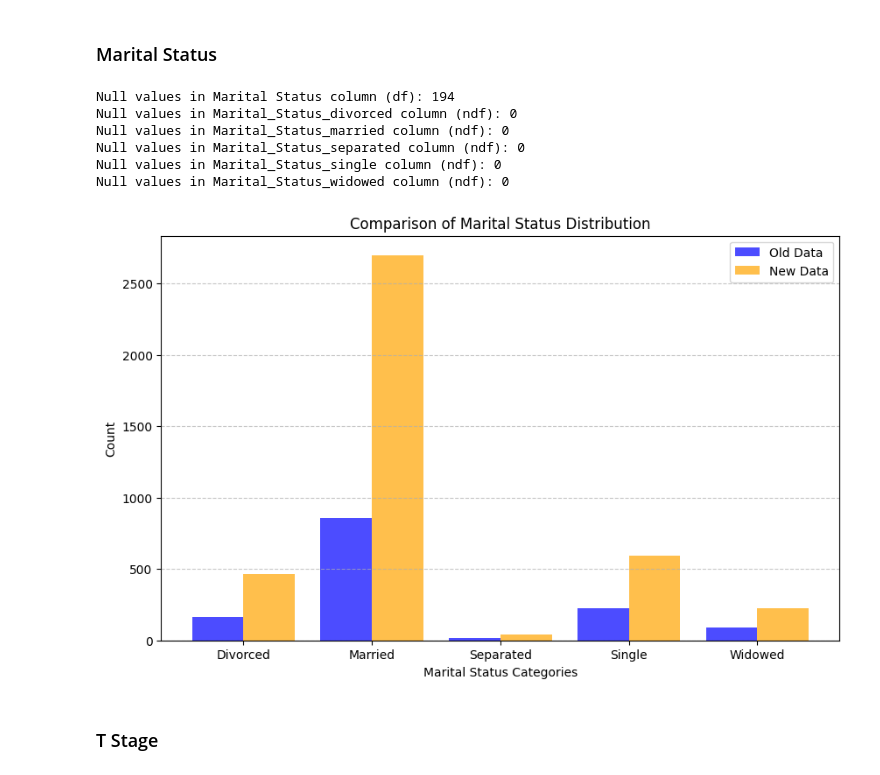
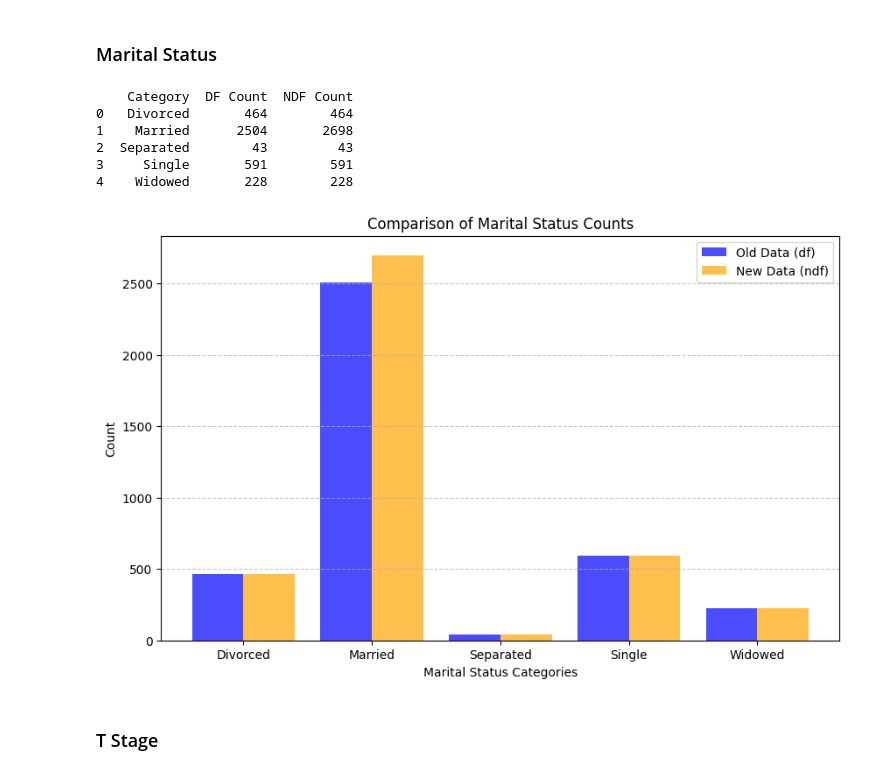
Before and after one commit to 3bdalrhmanS3d/Breast_Cancer, a Jupyter notebook: code.ipynb, the cells around one changed output. Drawn from its saved outputs; the diff is of its cells as text; code cells hidden in the pictures.

```diff
--- a/code.ipynb
+++ b/code.ipynb
@@ -1636,49 +1636,60 @@ plt.show()
 # %% [markdown]
 ### Marital Status
 # %%
-# Checking for null values in Marital Status-related columns
-print("Null values in Marital Status column (df):", df['Marital Status'].isnull().sum())
-print("Null values in Marital_Status_divorced column (ndf):", ndf['Marital_Status_divorced'].isnull().sum())
-print("Null values in Marital_Status_married column (ndf):", ndf['Marital_Status_married'].isnull().sum())
-print("Null values in Marital_Status_separated column (ndf):", ndf['Marital_Status_separated'].isnull().sum())
-print("Null values in Marital_Status_single column (ndf):", ndf['Marital_Status_single'].isnull().sum())
-print("Null values in Marital_Status_widowed column (ndf):", ndf['Marital_Status_widowed'].isnull().sum())
+# Cleaning and normalizing 'Marital Status'
+df['Marital Status'] = df['Marital Status'].str.strip().str.lower()
+df['Marital Status'] = df['Marital Status'].replace({
+    'married': 'married',
+    'marrried': 'married',
+    'single': 'single',
+    'widowed': 'widowed',
+    'divorced': 'divorced',
+    'separated': 'separated'
+})
 
-# Mapping Marital Status in df to counts
-marital_counts = df['Marital Status'].value_counts()
-
+# Summing dummy variable counts in ndf
 divorced_count = (ndf['Marital_Status_divorced'] == 1).sum()
 married_count = (ndf['Marital_Status_married'] == 1).sum()
 separated_count = (ndf['Marital_Status_separated'] == 1).sum()
 single_count = (ndf['Marital_Status_single'] == 1).sum()
 widowed_count = (ndf['Marital_Status_widowed'] == 1).sum()
 
+# Mapping Marital Status in df to counts
+marital_counts = df['Marital Status'].value_counts()
+
+# Compare values from df and ndf
+categories = ['Divorced', 'Married', 'Separated', 'Single', 'Widowed']
+df_counts = [marital_counts.get('divorced', 0), marital_counts.get('married', 0), marital_counts.get('separated', 0), marital_counts.get('single', 0), marital_counts.get('widowed', 0)]
+ndf_counts = [divorced_count, married_count, separated_count, single_count, widowed_count]
+
+# Display results in a comparison table
+comparison = pd.DataFrame({
+    'Category': categories,
+    'DF Count': df_counts,
+    'NDF Count': ndf_counts
+})
+print(comparison)
 
 # Plot comparison
-categories = ['Divorced', 'Married', 'Separated', 'Single', 'Widowed']
-old_data = [marital_counts.get('Divorced', 0), marital_counts.get('Married', 0), marital_counts.get('Separated', 0), marital_counts.get('Single', 0), marital_counts.get('Widowed', 0)]
-new_data = [divorced_count, married_count, separated_count, single_count, widowed_count]
-
 x = range(len(categories))
-
 plt.figure(figsize=(10, 6))
-plt.bar(x, old_data, width=0.4, label='Old Data', color='blue', alpha=0.7, align='center')
-plt.bar([i + 0.4 for i in x], new_data, width=0.4, label='New Data', color='orange', alpha=0.7, align='center')
-plt.title('Comparison of Marital Status Distribution')
+plt.bar(x, df_counts, width=0.4, label='Old Data (df)', color='blue', alpha=0.7, align='center')
+plt.bar([i + 0.4 for i in x], ndf_counts, width=0.4, label='New Data (ndf)', color='orange', alpha=0.7, align='center')
+plt.title('Comparison of Marital Status Counts')
 plt.xlabel('Marital Status Categories')
 plt.ylabel('Count')
 plt.xticks([i + 0.2 for i in x], categories)
 plt.legend()
 plt.grid(axis='y', linestyle='--', alpha=0.7)
 plt.show()
 # %% [output]
-Null values in Marital Status column (df): 194
-Null values in Marital_Status_divorced column (ndf): 0
-Null values in Marital_Status_married column (ndf): 0
-Null values in Marital_Status_separated column (ndf): 0
-Null values in Marital_Status_single column (ndf): 0
-Null values in Marital_Status_widowed column (ndf): 0
+    Category  DF Count  NDF Count
+0   Divorced       464        464
+1    Married      2504       2698
+2  Separated        43         43
+3     Single       591        591
+4    Widowed       228        228
-[figure, old version]
+[figure, new version]
 # %% [markdown]
 ### T Stage
 # %%
```
Also changed, not shown: parts of 27 cells of this notebook, 1 other file.
